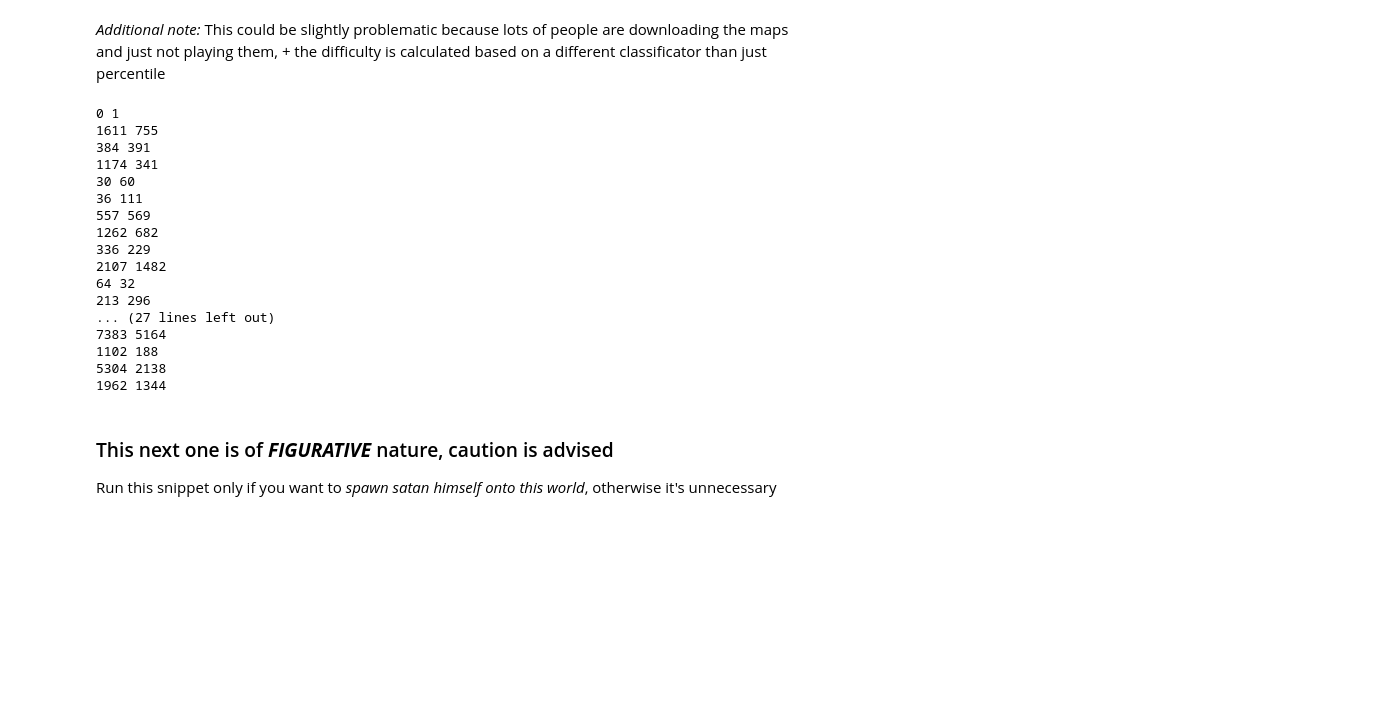
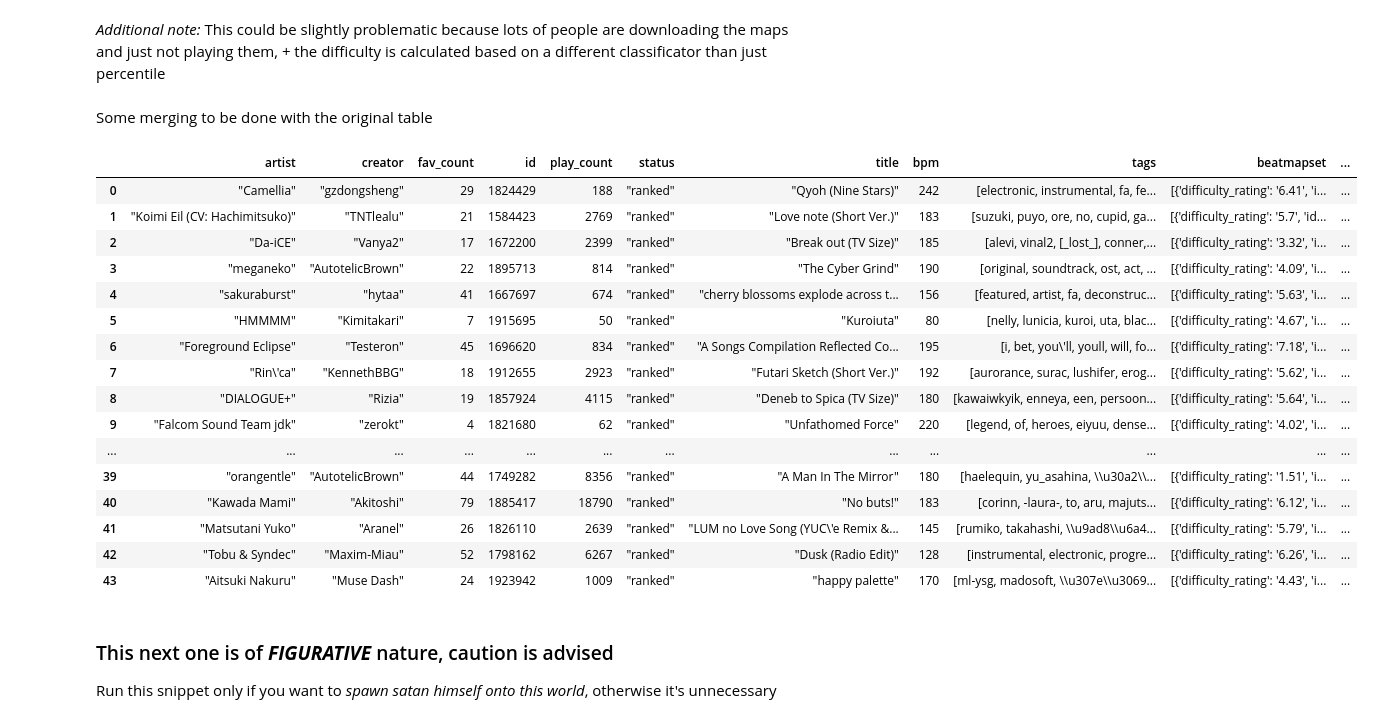
Before and after one commit to MlakarT/MlakarT-Analiza-podatkov-osu-, a Jupyter notebook: capture.ipynb, the cells around one changed output. Cells and saved outputs as stored; diff of their text form; code cells hidden in the pictures; blank space fills up the shorter version.

Commit message:
Done and dusted ✅✅

```diff
--- a/capture.ipynb
+++ b/capture.ipynb
@@ -254,29 +252,43 @@ def predict_passcount(df: pd.DataFrame, title: str):
 # Unsure why, but the factor of 2 yields suprisingly accurate results
 # Maybe the website also counts repeated attempts? In which case that would make sense, and the factor should be calculated based on difficulty? Maybe for each map do like the base difficulty times number of attempts?
 # So far that is the most accurate, but honestly the two was just a blind guess
+
+def deviation(df: pd.DataFrame, title: str):
+    return abs(1 - predict_passcount(df, title) / total_passcount(df, title))
 # %%
+dat = dict()
+dat['title'] = []
+dat['actual_passcount']  = []
+dat['predicted_passcount'] = []
+dat['deviation'] = []
 for a in df.iterrows():
-    print(predict_passcount(df, df.title[a[0]]), total_passcount(df, df.title[a[0]]))
-
-df1 = pd.DataFrame()
+    dat['title'].append(df.title[a[0]])
+    dat['actual_passcount'].append(total_passcount(df, df.title[a[0]]))
+    dat['predicted_passcount'].append(predict_passcount(df, df.title[a[0]]))
+    dat['deviation'].append(deviation(df, df.title[a[0]]))
+df1 = pd.DataFrame(dat, columns=['title', 'actual_passcount', 'predicted_passcount', 'deviation'])
-# %% [output]
-0 1
-1611 755
-384 391
-1174 341
-30 60
-36 111
-557 569
-1262 682
-336 229
-2107 1482
-64 32
-213 296
-... (27 lines left out)
-7383 5164
-1102 188
-5304 2138
-1962 1344
+# %% [markdown]
+Some merging to be done with the original table
+# %%
+df.merge(df1, on='title')
+# %% [output]
+|  | artist | creator | fav_count | id | play_count | status | title | bpm | tags | beatmapset | ... |
+| 0 | "Camellia" | "gzdongsheng" | 29 | 1824429 | 188 | "ranked" | "Qyoh (Nine Stars)" | 242 | [electronic, instrumental, fa, fe... | [{'difficulty_rating': '6.41', 'i... | ... |
+| 1 | "Koimi Eil (CV: Hachimitsuko)" | "TNTlealu" | 21 | 1584423 | 2769 | "ranked" | "Love note (Short Ver.)" | 183 | [suzuki, puyo, ore, no, cupid, ga... | [{'difficulty_rating': '5.7', 'id... | ... |
+| 2 | "Da-iCE" | "Vanya2" | 17 | 1672200 | 2399 | "ranked" | "Break out (TV Size)" | 185 | [alevi, vinal2, [_lost_], conner,... | [{'difficulty_rating': '3.32', 'i... | ... |
+| 3 | "meganeko" | "AutotelicBrown" | 22 | 1895713 | 814 | "ranked" | "The Cyber Grind" | 190 | [original, soundtrack, ost, act, ... | [{'difficulty_rating': '4.09', 'i... | ... |
+| 4 | "sakuraburst" | "hytaa" | 41 | 1667697 | 674 | "ranked" | "cherry blossoms explode across t... | 156 | [featured, artist, fa, deconstruc... | [{'difficulty_rating': '5.63', 'i... | ... |
+| 5 | "HMMMM" | "Kimitakari" | 7 | 1915695 | 50 | "ranked" | "Kuroiuta" | 80 | [nelly, lunicia, kuroi, uta, blac... | [{'difficulty_rating': '4.67', 'i... | ... |
+| 6 | "Foreground Eclipse" | "Testeron" | 45 | 1696620 | 834 | "ranked" | "A Songs Compilation Reflected Co... | 195 | [i, bet, you\'ll, youll, will, fo... | [{'difficulty_rating': '7.18', 'i... | ... |
+| 7 | "Rin\'ca" | "KennethBBG" | 18 | 1912655 | 2923 | "ranked" | "Futari Sketch (Short Ver.)" | 192 | [aurorance, surac, lushifer, erog... | [{'difficulty_rating': '5.62', 'i... | ... |
+| 8 | "DIALOGUE+" | "Rizia" | 19 | 1857924 | 4115 | "ranked" | "Deneb to Spica (TV Size)" | 180 | [kawaiwkyik, enneya, een, persoon... | [{'difficulty_rating': '5.64', 'i... | ... |
+| 9 | "Falcom Sound Team jdk" | "zerokt" | 4 | 1821680 | 62 | "ranked" | "Unfathomed Force" | 220 | [legend, of, heroes, eiyuu, dense... | [{'difficulty_rating': '4.02', 'i... | ... |
+| ... | ... | ... | ... | ... | ... | ... | ... | ... | ... | ... | ... |
+| 39 | "orangentle" | "AutotelicBrown" | 44 | 1749282 | 8356 | "ranked" | "A Man In The Mirror" | 180 | [haelequin, yu_asahina, \\u30a2\\... | [{'difficulty_rating': '1.51', 'i... | ... |
+| 40 | "Kawada Mami" | "Akitoshi" | 79 | 1885417 | 18790 | "ranked" | "No buts!" | 183 | [corinn, -laura-, to, aru, majuts... | [{'difficulty_rating': '6.12', 'i... | ... |
+| 41 | "Matsutani Yuko" | "Aranel" | 26 | 1826110 | 2639 | "ranked" | "LUM no Love Song (YUC\'e Remix &... | 145 | [rumiko, takahashi, \\u9ad8\\u6a4... | [{'difficulty_rating': '5.79', 'i... | ... |
+| 42 | "Tobu & Syndec" | "Maxim-Miau" | 52 | 1798162 | 6267 | "ranked" | "Dusk (Radio Edit)" | 128 | [instrumental, electronic, progre... | [{'difficulty_rating': '6.26', 'i... | ... |
+| 43 | "Aitsuki Nakuru" | "Muse Dash" | 24 | 1923942 | 1009 | "ranked" | "happy palette" | 170 | [ml-ysg, madosoft, \\u307e\\u3069... | [{'difficulty_rating': '4.43', 'i... | ... |
 # %% [markdown]
 ### This next one is of ***FIGURATIVE*** nature, caution is advised
 
```
Also changed, not shown: parts of 8 cells of this notebook, 1 other file.
